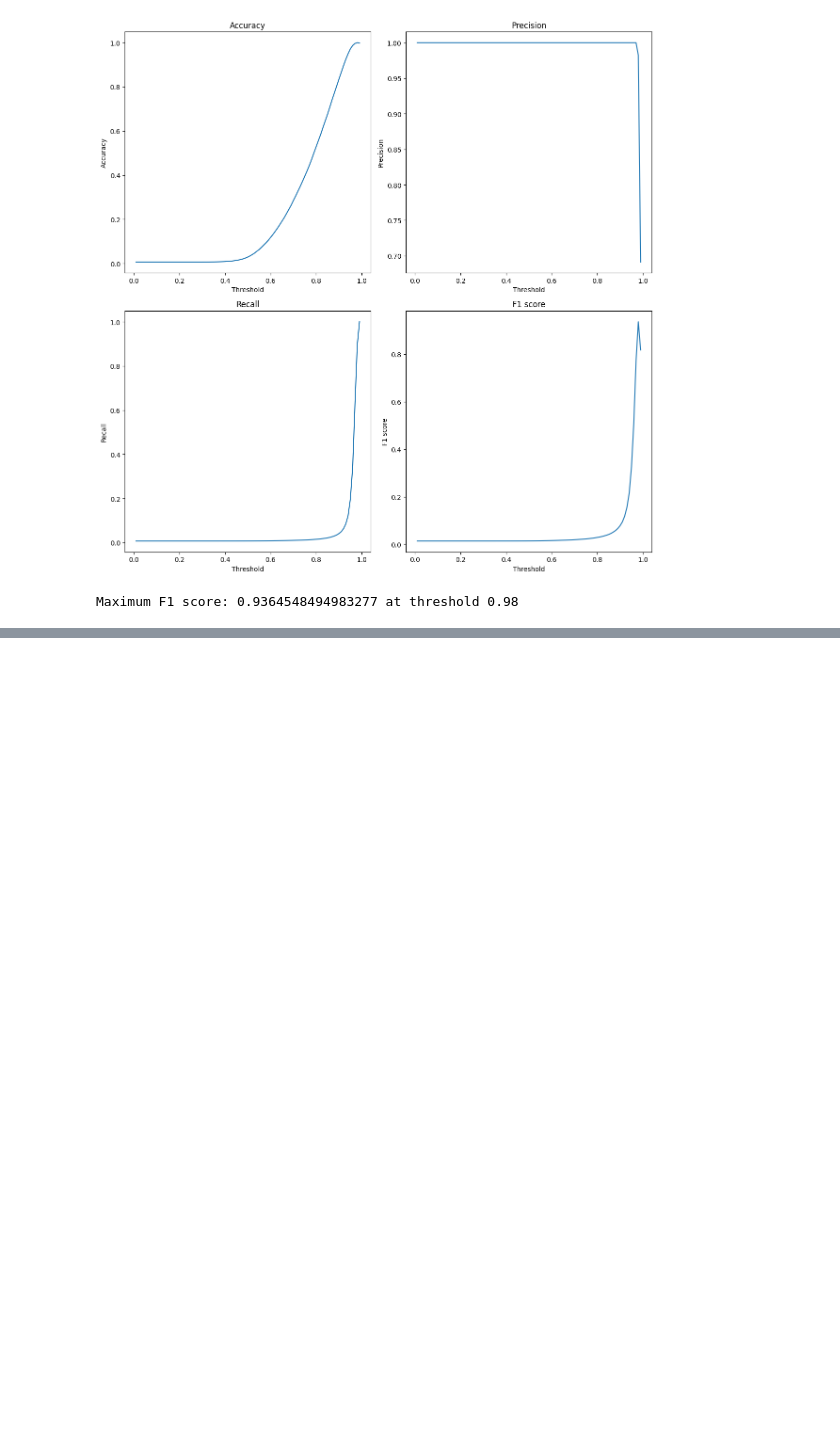
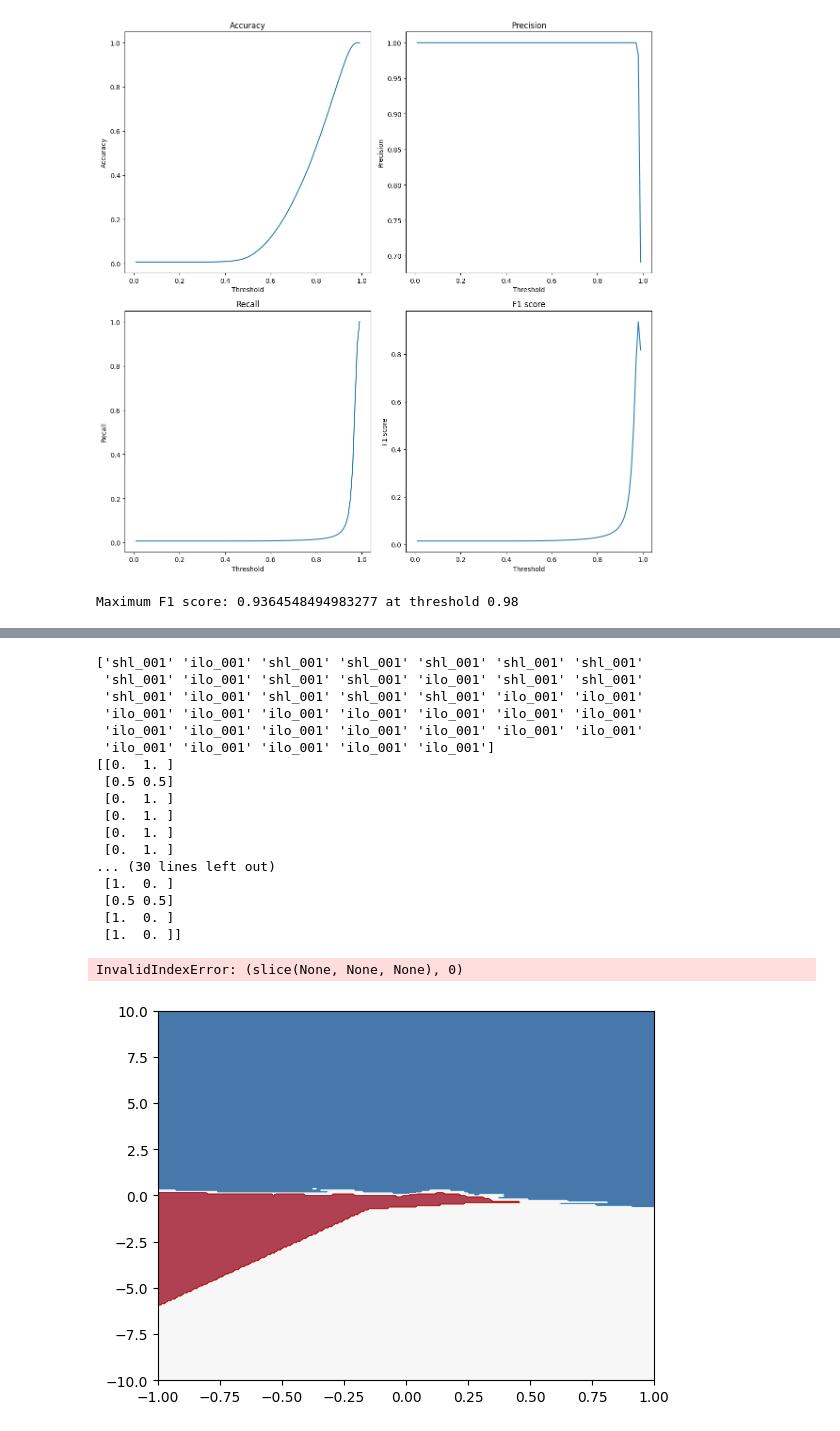
Before and after one commit to carmelgafa/ari5121-project, a Jupyter notebook: VoiceSimilarityAnalysis-code/analysis.ipynb, the cells around one changed output, grey strips where cells are left out. Cells and saved outputs as stored; diff of their text form; code cells hidden in the pictures; blank space fills up the shorter version.

```diff
--- a/VoiceSimilarityAnalysis-code/analysis.ipynb
+++ b/VoiceSimilarityAnalysis-code/analysis.ipynb
@@ -484,0 +544,47 @@ embeddings_cluster_analysis(df3, "Accents: Scottish Highlands, Inner London and
+# %%
+from sklearn.neighbors import KNeighborsClassifier
+clf = KNeighborsClassifier(n_neighbors=2)
+
+
+y_2 = result_2["accent"]
+X_2 = result_2[["PC1", "PC2"]]
+
+
+
+clf.fit(X_2, y_2) #fit the model
+
+
+
+class_pred = clf.predict(X_2) #predict the class
+proba_pred = clf.predict_proba(X_2)#predict the probability to belong to each class
+
+print(class_pred)
+# print()
+print(proba_pred)
+# print()
+
+# print(X.shape, y.shape)
+
+# print(X[:10], y[:10])
+
+plot_surface(clf, X_2, y_2)
+# %% [output]
+['shl_001' 'ilo_001' 'shl_001' 'shl_001' 'shl_001' 'shl_001' 'shl_001'
+ 'shl_001' 'ilo_001' 'shl_001' 'shl_001' 'ilo_001' 'shl_001' 'shl_001'
+ 'shl_001' 'ilo_001' 'shl_001' 'shl_001' 'shl_001' 'ilo_001' 'ilo_001'
+ 'ilo_001' 'ilo_001' 'ilo_001' 'ilo_001' 'ilo_001' 'ilo_001' 'ilo_001'
+ 'ilo_001' 'ilo_001' 'ilo_001' 'ilo_001' 'ilo_001' 'ilo_001' 'ilo_001'
+ 'ilo_001' 'ilo_001' 'ilo_001' 'ilo_001' 'ilo_001']
+[[0.  1. ]
+ [0.5 0.5]
+ [0.  1. ]
+ [0.  1. ]
+ [0.  1. ]
+ [0.  1. ]
+... (30 lines left out)
+ [1.  0. ]
+ [0.5 0.5]
+ [1.  0. ]
+ [1.  0. ]]
+InvalidIndexError: (slice(None, None, None), 0)
+[figure, added]
```
Also changed, not shown: parts of 2 cells of this notebook.
